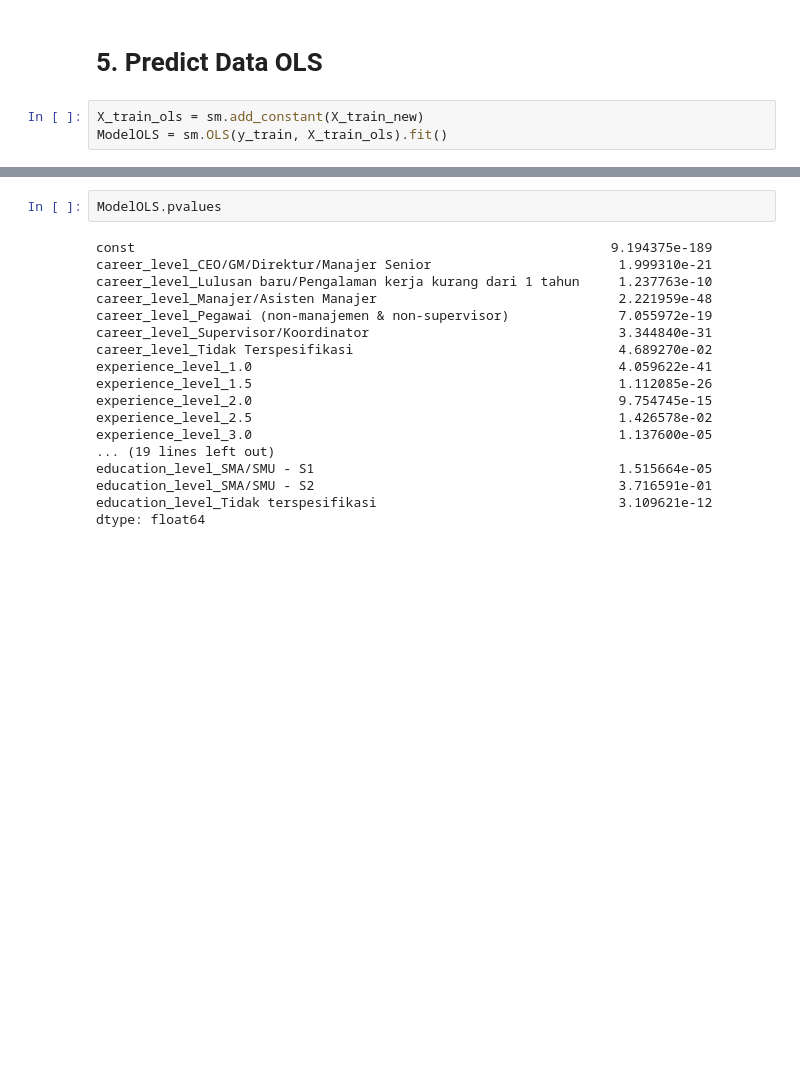
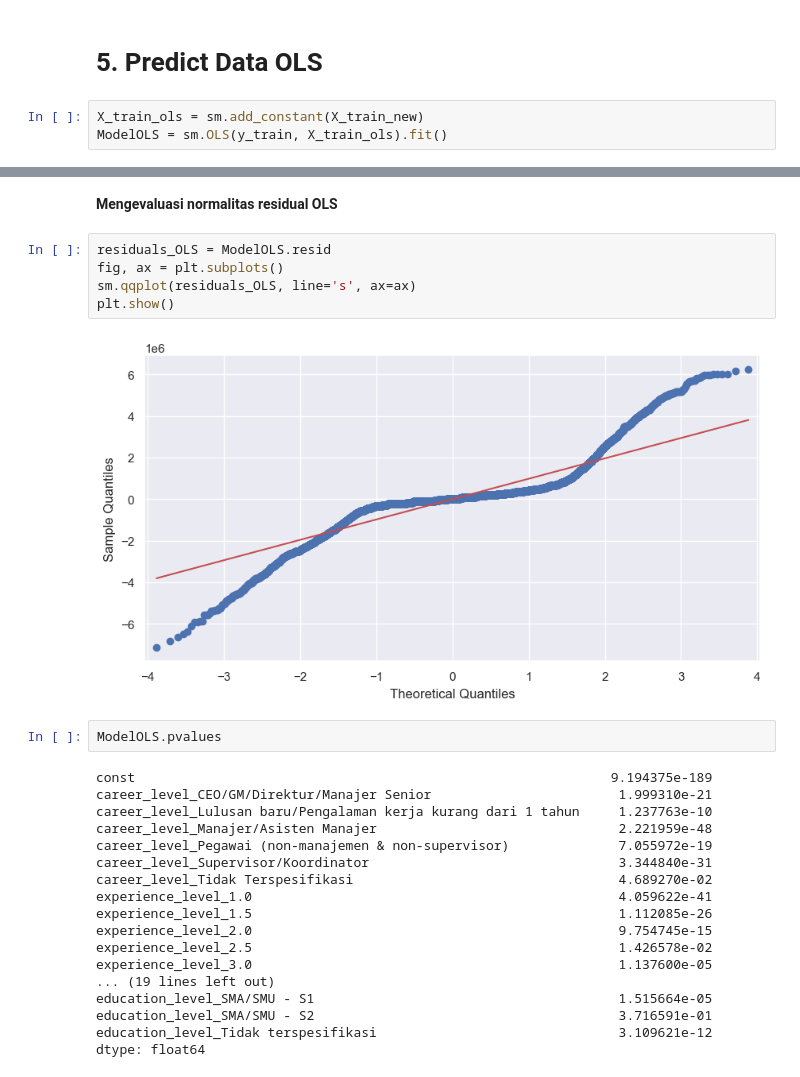
Before and after one commit to Reosta-Pratama/Project-Prediction, a Jupyter notebook: main/main.ipynb, the cells around one changed output, grey strips where cells are left out. Cells and saved outputs as stored; diff of their text form; blank space fills up the shorter version.

```diff
--- a/main/main.ipynb
+++ b/main/main.ipynb
@@ -421,3 +432,12 @@ strong multicollinearity problems or that the design matrix is singular.
+# %% [markdown]
+**Mengevaluasi normalitas residual OLS**
+# %%
+residuals_OLS = ModelOLS.resid
+fig, ax = plt.subplots()
+sm.qqplot(residuals_OLS, line='s', ax=ax)
+plt.show()
+# %% [output]
+[figure, added]
 # %%
 ModelOLS.pvalues
 # %% [output]
```
Also changed, not shown: parts of 17 cells of this notebook.
